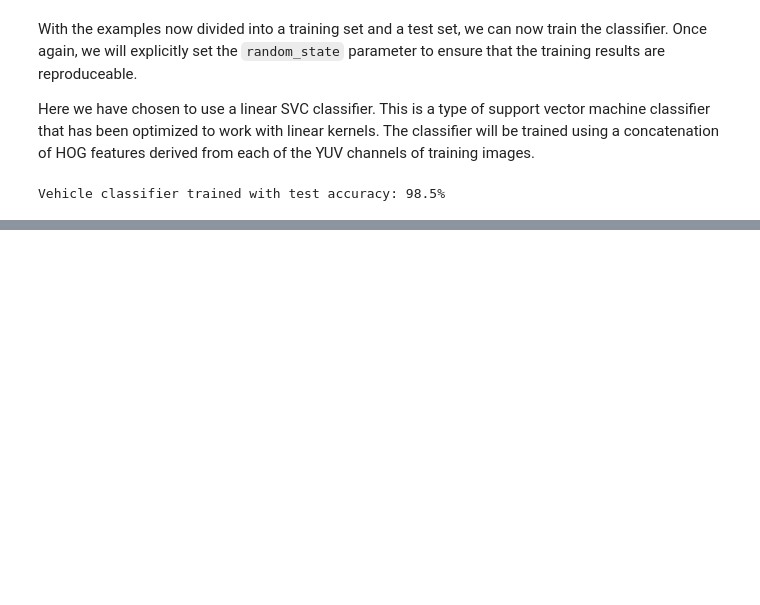
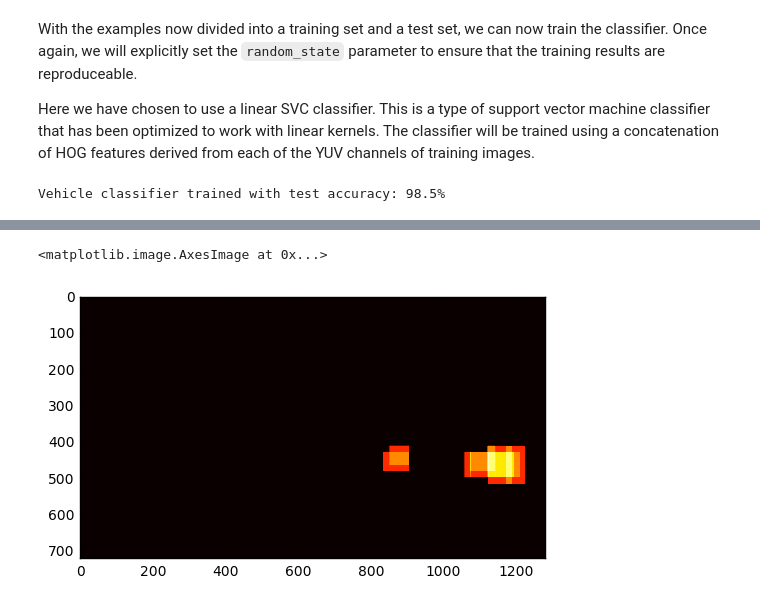
Before and after one commit to rgcottrell/CarND-Vehicle-Detection, a Jupyter notebook: CarND-Vehicle-Detection.ipynb, the cells around one changed output, grey strips where cells are left out. Cells and saved outputs as stored; diff of their text form; code cells hidden in the pictures; blank space fills up the shorter version.

```diff
--- a/CarND-Vehicle-Detection.ipynb
+++ b/CarND-Vehicle-Detection.ipynb
@@ -170,0 +306,28 @@ def pipeline(img):
+# %%
+HEATMAP_THRESHOLD = 2
+
+def add_heat(heatmap, bboxes):
+    # Iterate through each bbox.
+    for bbox in bboxes:
+        # Add +1 for all pixels inside each bbox.
+        heatmap[bbox[0][1]:bbox[1][1], bbox[0][0]:bbox[1][0]] += 1
+    # Return updated heatmap.
+    return heatmap
+
+def apply_threshold(heatmap):
+    # Zero out pixels below the threshold.
+    heatmap[heatmap <= HEATMAP_THRESHOLD] = 0
+    # Return thresholded map.
+    return heatmap
+
+img = cv2.imread('test_images/test1.jpg')
+img = cv2.cvtColor(img, cv2.COLOR_BGR2RGB)
+windows = sliding_windows(img)
+windows = search_windows(img, windows, classifier, Xscaler)
+heatmap = np.zeros_like(img[:,:,0]).astype(np.float)
+heatmap = add_heat(heatmap, windows)
+heatmap = apply_threshold(heatmap)
+plt.imshow(heatmap, cmap='hot')
+# %% [output]
+<matplotlib.image.AxesImage at 0x...>
+[figure, added]
```
Also changed, not shown: parts of 24 cells of this notebook, 32 other files.
